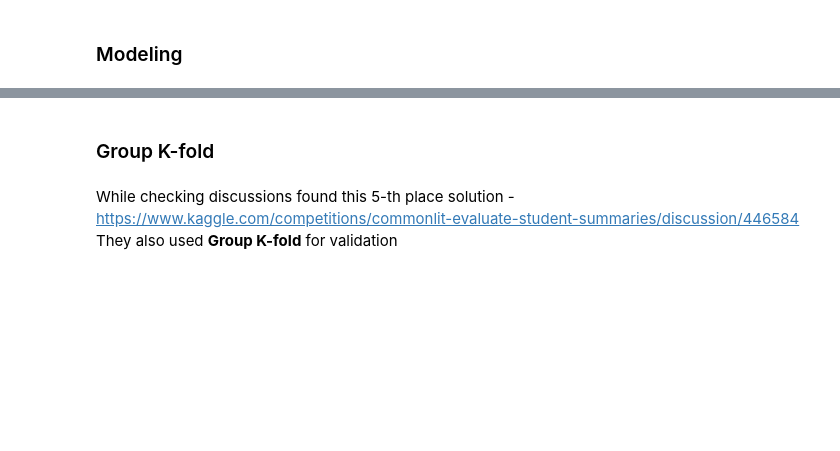
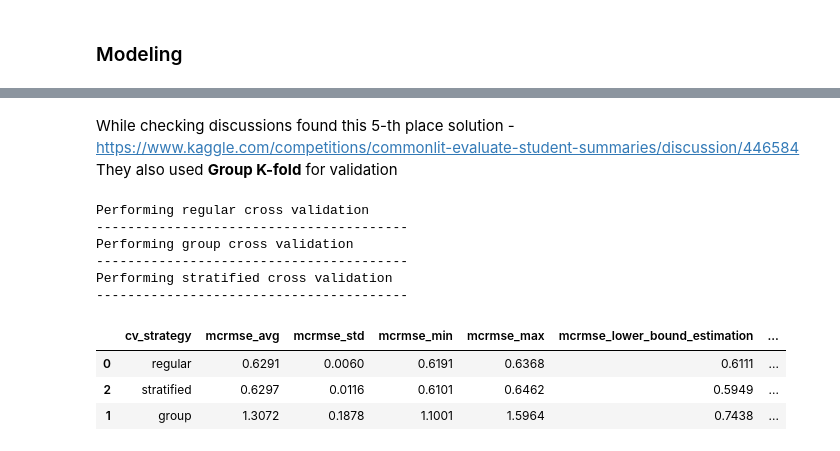
Before and after one commit to NochnoyRitzar/iasa_nlp_course, a Jupyter notebook: Lecture_3/Validation.ipynb, the cells around one changed output, grey strips where cells are left out. Drawn from its saved outputs; the diff is of its cells as text; code cells hidden in the pictures; blank space fills up the shorter version.

```diff
--- a/Lecture_3/Validation.ipynb
+++ b/Lecture_3/Validation.ipynb
@@ -1199,0 +1347,6 @@ COMMONLIT_TEST_PROMPTS_PATH = os.path.join(COMMONLIT_DATA_FOLDER, 'prompts_test.
+# %%
+# Predict to submit
+sample_submission = pd.read_csv(TWITTER_SAMPLE_SUBMISSION_PATH)
+for cv_name, pipeline in best_pipelines.items():
+    sample_submission["target"] = pipeline.predict(test_df['text'])
+    sample_submission.to_csv(os.path.join(TWITTER_DATA_FOLDER, f"{cv_name}_kfold_submission.csv"), index=False)
@@ -1281,6 +1529,0 @@ cv_strategies = {
-# %%
-def compute_mcrmse(targets, predictions):
-    content_rmse = np.sqrt(np.mean((targets[:, 0] - predictions[:, 0]) ** 2))
-    wording_rmse = np.sqrt(np.mean((targets[:, 1] - predictions[:, 1]) ** 2))
-    mcrmse = np.mean([content_rmse, wording_rmse])
-    return mcrmse
@@ -1333,3 +1529,0 @@ def cv_pipeline(pipeline, cv, cv_name):
-# %%
-for cv_name, cv in cv_strategies.items():
-    cv_pipeline(modeling_pipeline, cv, cv_name)
@@ -1389,4 +1530,2 @@ cv_strat = StratifiedKFold(n_splits=7, shuffle=True, random_state=42)
-# %% [markdown]
-### Group K-fold
 # %% [markdown]
 While checking discussions found this 5-th place solution - https://www.kaggle.com/competitions/commonlit-evaluate-student-summaries/discussion/446584 <br>They also used **Group K-fold** for validation
@@ -1394,0 +1532,6 @@ cv_group = GroupKFold(n_splits=7, shuffle=True, random_state=42)
+# %%
+cv_strategies = {
+    'regular': KFold(n_splits=7, shuffle=True, random_state=42),
+    'group': GroupKFold(n_splits=4),
+    'stratified': StratifiedKFold(n_splits=7, shuffle=True, random_state=42)
+}
@@ -1394,0 +1580,33 @@ cv_group = GroupKFold(n_splits=7, shuffle=True, random_state=42)
+# %%
+results = []
+
+for cv_name, cv in cv_strategies.items():
+    print(f'Performing {cv_name} cross validation')
+    print('-' * 40)
+    scores = []
+    if isinstance(cv, GroupKFold):
+        groups = train_df['prompt_id']
+        for train_idx, test_idx in cv.split(train_df['text'], train_df[['content', 'wording']], groups=groups):
+            scores.append(perform_split(train_idx, test_idx, modeling_pipeline))
+    elif isinstance(cv, StratifiedKFold):
+        for train_idx, test_idx in cv.split(train_df['text'], train_df['prompt_id']):
+            scores.append(perform_split(train_idx, test_idx, modeling_pipeline))
+    else:
+        for train_idx, test_idx in cv.split(train_df['text'], train_df[['content', 'wording']]):
+            scores.append(perform_split(train_idx, test_idx, modeling_pipeline))
+
+    results.append(score_calculations(scores, cv_name))
+
+results = pd.DataFrame(results).sort_values('mcrmse_avg')
+results
+# %% [output]
+Performing regular cross validation
+----------------------------------------
+Performing group cross validation
+----------------------------------------
+Performing stratified cross validation
+----------------------------------------
+|  | cv_strategy | mcrmse_avg | mcrmse_std | mcrmse_min | mcrmse_max | mcrmse_lower_bound_estimation | ... |
+| 0 | regular | 0.6291 | 0.0060 | 0.6191 | 0.6368 | 0.6111 | ... |
+| 2 | stratified | 0.6297 | 0.0116 | 0.6101 | 0.6462 | 0.5949 | ... |
+| 1 | group | 1.3072 | 0.1878 | 1.1001 | 1.5964 | 0.7438 | ... |
```
Also changed, not shown: parts of 40 cells of this notebook, 3 other files.
